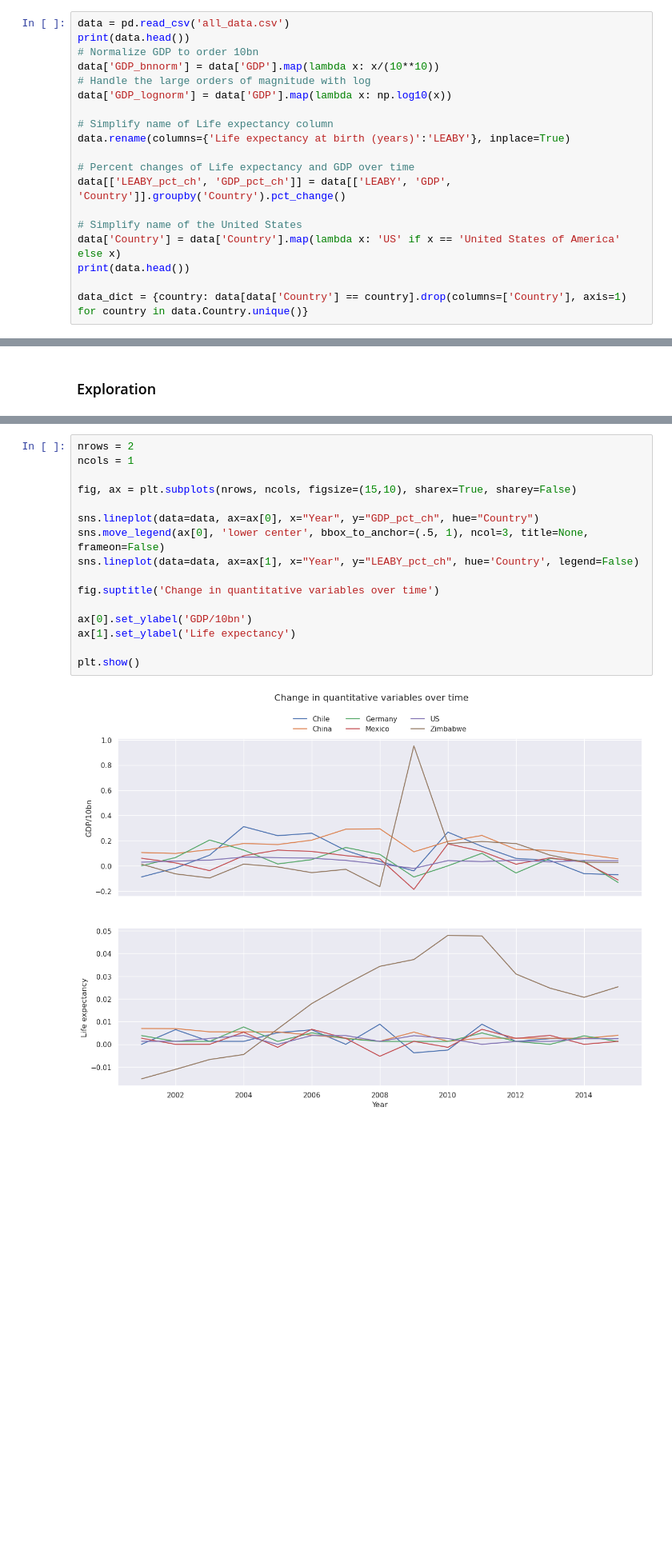
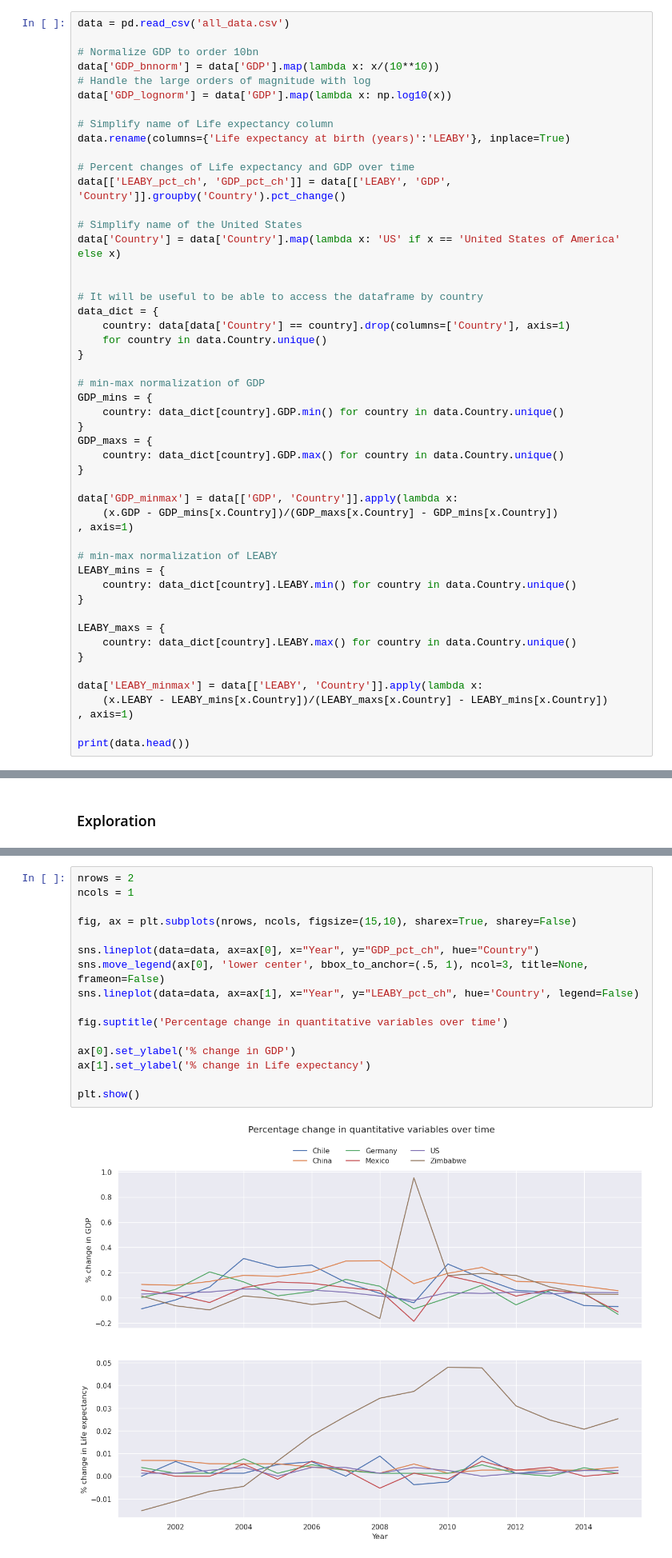
Before and after one commit to NicolaiBanke/Life-Expectancy-and-GDP, a Jupyter notebook: life_expectancy_gdp.ipynb, the cells around one changed output, grey strips where cells are left out. Shown at 80% size. Drawn from its saved outputs; the diff is of its cells as text; blank space fills up the shorter version.

```diff
--- a/life_expectancy_gdp.ipynb
+++ b/life_expectancy_gdp.ipynb
@@ -25,7 +24,7 @@ sns.set()
 ### Imports and Adjustments
 # %%
 data = pd.read_csv('all_data.csv')
-print(data.head())
+
 # Normalize GDP to order 10bn
 data['GDP_bnnorm'] = data['GDP'].map(lambda x: x/(10**10))
 # Handle the large orders of magnitude with log
@@ -39,7 +38,38 @@ data[['LEABY_pct_ch', 'GDP_pct_ch']] = data[['LEABY', 'GDP', 'Country']].groupby
 
 # Simplify name of the United States
 data['Country'] = data['Country'].map(lambda x: 'US' if x == 'United States of America' else x)
+
+
+# It will be useful to be able to access the dataframe by country
+data_dict = {
+    country: data[data['Country'] == country].drop(columns=['Country'], axis=1)
+    for country in data.Country.unique()
+}
+
+# min-max normalization of GDP
+GDP_mins = {
+    country: data_dict[country].GDP.min() for country in data.Country.unique()
+}
+GDP_maxs = {
+    country: data_dict[country].GDP.max() for country in data.Country.unique()
+}
+
+data['GDP_minmax'] = data[['GDP', 'Country']].apply(lambda x:
+    (x.GDP - GDP_mins[x.Country])/(GDP_maxs[x.Country] - GDP_mins[x.Country])
+, axis=1)
+
+# min-max normalization of LEABY
+LEABY_mins = {
+    country: data_dict[country].LEABY.min() for country in data.Country.unique()
+}
+
+LEABY_maxs = {
+    country: data_dict[country].LEABY.max() for country in data.Country.unique()
+}
+
+data['LEABY_minmax'] = data[['LEABY', 'Country']].apply(lambda x:
+    (x.LEABY - LEABY_mins[x.Country])/(LEABY_maxs[x.Country] - LEABY_mins[x.Country])
+, axis=1)
+
 print(data.head())
-
-data_dict = {country: data[data['Country'] == country].drop(columns=['Country'], axis=1) for country in data.Country.unique()}
 # %% [output]
@@ -88,18 +114,18 @@ In the case of change in life expectancy, most countries seem more or less const
 # %%
 nrows = 2
 ncols = 1
 
 fig, ax = plt.subplots(nrows, ncols, figsize=(15,10), sharex=True, sharey=False)
 
 sns.lineplot(data=data, ax=ax[0], x="Year", y="GDP_pct_ch", hue="Country")
 sns.move_legend(ax[0], 'lower center', bbox_to_anchor=(.5, 1), ncol=3, title=None, frameon=False)
 sns.lineplot(data=data, ax=ax[1], x="Year", y="LEABY_pct_ch", hue='Country', legend=False)
 
-fig.suptitle('Change in quantitative variables over time')
+fig.suptitle('Percentage change in quantitative variables over time')
 
-ax[0].set_ylabel('GDP/10bn')
-ax[1].set_ylabel('Life expectancy')
+ax[0].set_ylabel('% change in GDP')
+ax[1].set_ylabel('% change in Life expectancy')
 
 plt.show()
 # %% [output]
-[figure, old version]
+[figure, new version]
```
Also changed, not shown: parts of 18 cells of this notebook.
